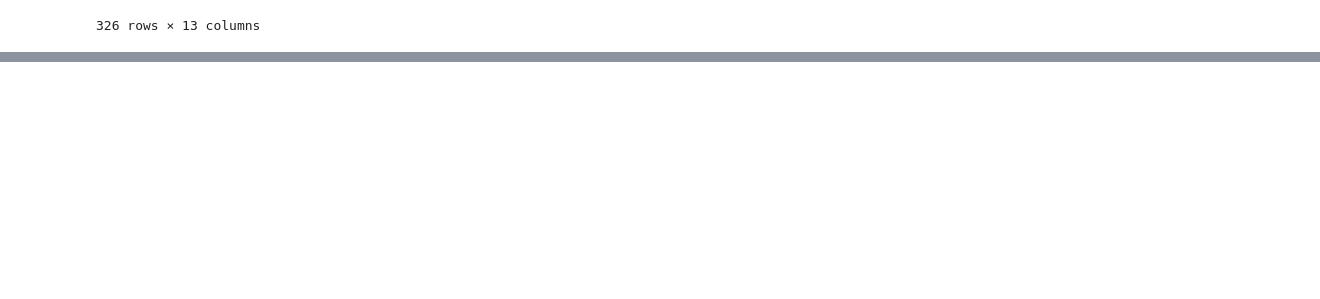
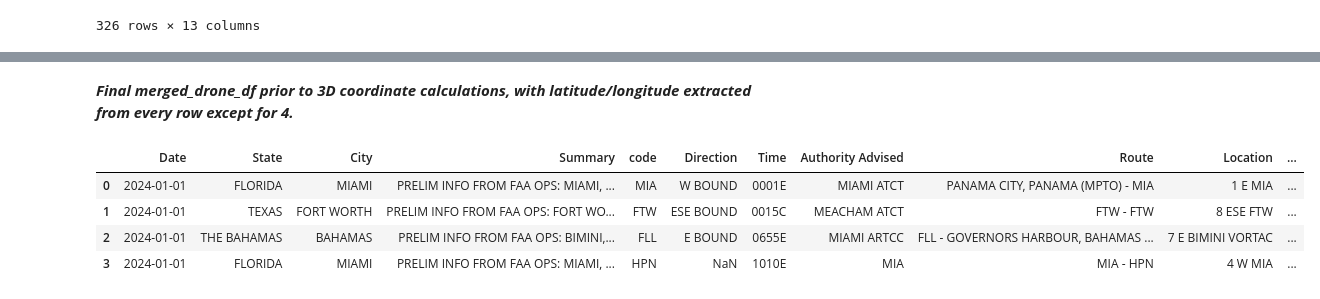
Before and after one commit to vishalival/drone-intrusion, a Jupyter notebook: code1.ipynb, the cells around one changed output, grey strips where cells are left out. Cells and saved outputs as stored; diff of their text form; code cells hidden in the pictures; blank space fills up the shorter version.

```diff
--- a/code1.ipynb
+++ b/code1.ipynb
@@ -197,0 +223,10 @@ drone_df[~drone_df["latitude"].isna()]
+# %% [markdown]
+***Final merged_drone_df prior to 3D coordinate calculations, with latitude/longitude extracted from every row except for 4.***
+# %%
+merged_drone_df.head(4)
+# %% [output]
+|  | Date | State | City | Summary | code | Direction | Time | Authority Advised | Route | Location | ... |
+| 0 | 2024-01-01 | FLORIDA | MIAMI | PRELIM INFO FROM FAA OPS: MIAMI, ... | MIA | W BOUND | 0001E | MIAMI ATCT | PANAMA CITY, PANAMA (MPTO) - MIA | 1 E MIA | ... |
+| 1 | 2024-01-01 | TEXAS | FORT WORTH | PRELIM INFO FROM FAA OPS: FORT WO... | FTW | ESE BOUND | 0015C | MEACHAM ATCT | FTW - FTW | 8 ESE FTW | ... |
+| 2 | 2024-01-01 | THE BAHAMAS | BAHAMAS | PRELIM INFO FROM FAA OPS: BIMINI,... | FLL | E BOUND | 0655E | MIAMI ARTCC | FLL - GOVERNORS HARBOUR, BAHAMAS ... | 7 E BIMINI VORTAC | ... |
+| 3 | 2024-01-01 | FLORIDA | MIAMI | PRELIM INFO FROM FAA OPS: MIAMI, ... | HPN | NaN | 1010E | MIA | MIA - HPN | 4 W MIA | ... |
```
Also changed, not shown: parts of 4 cells of this notebook.
